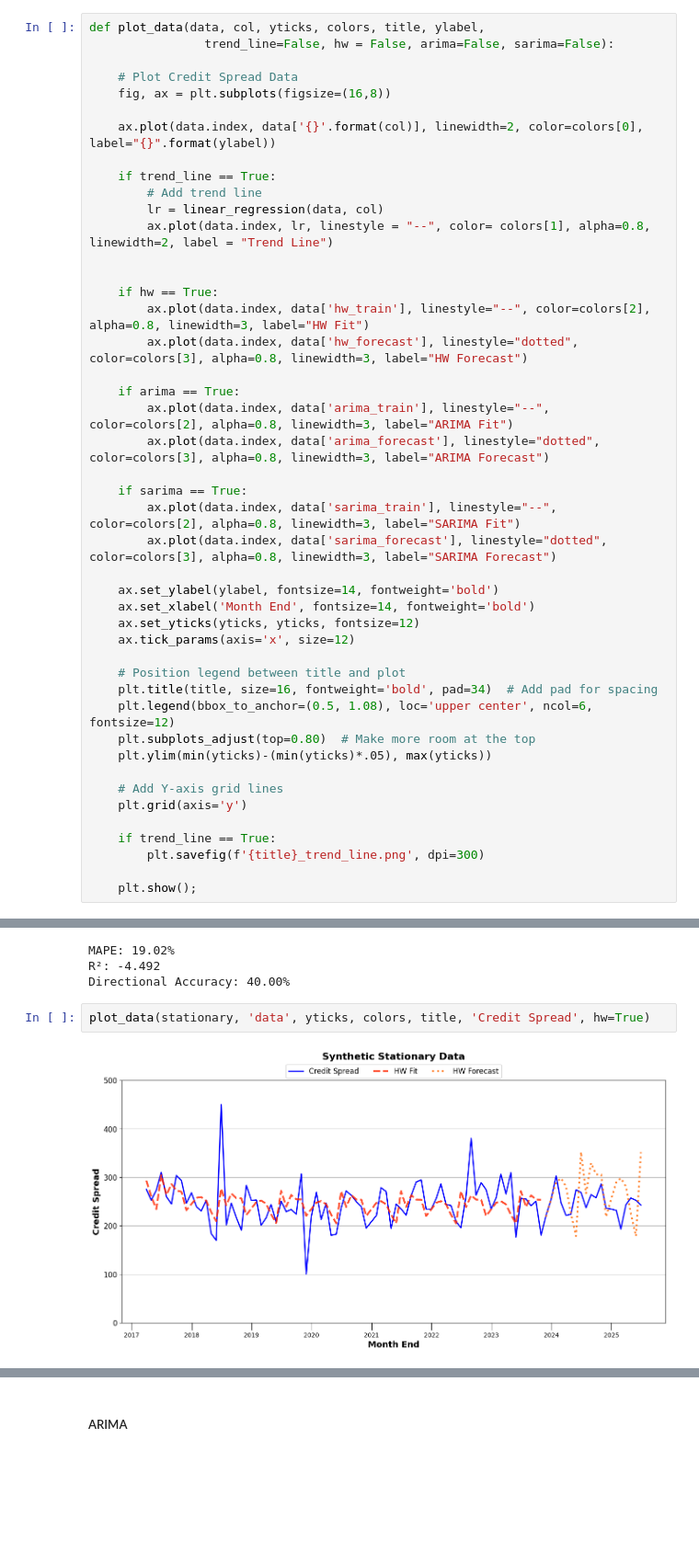
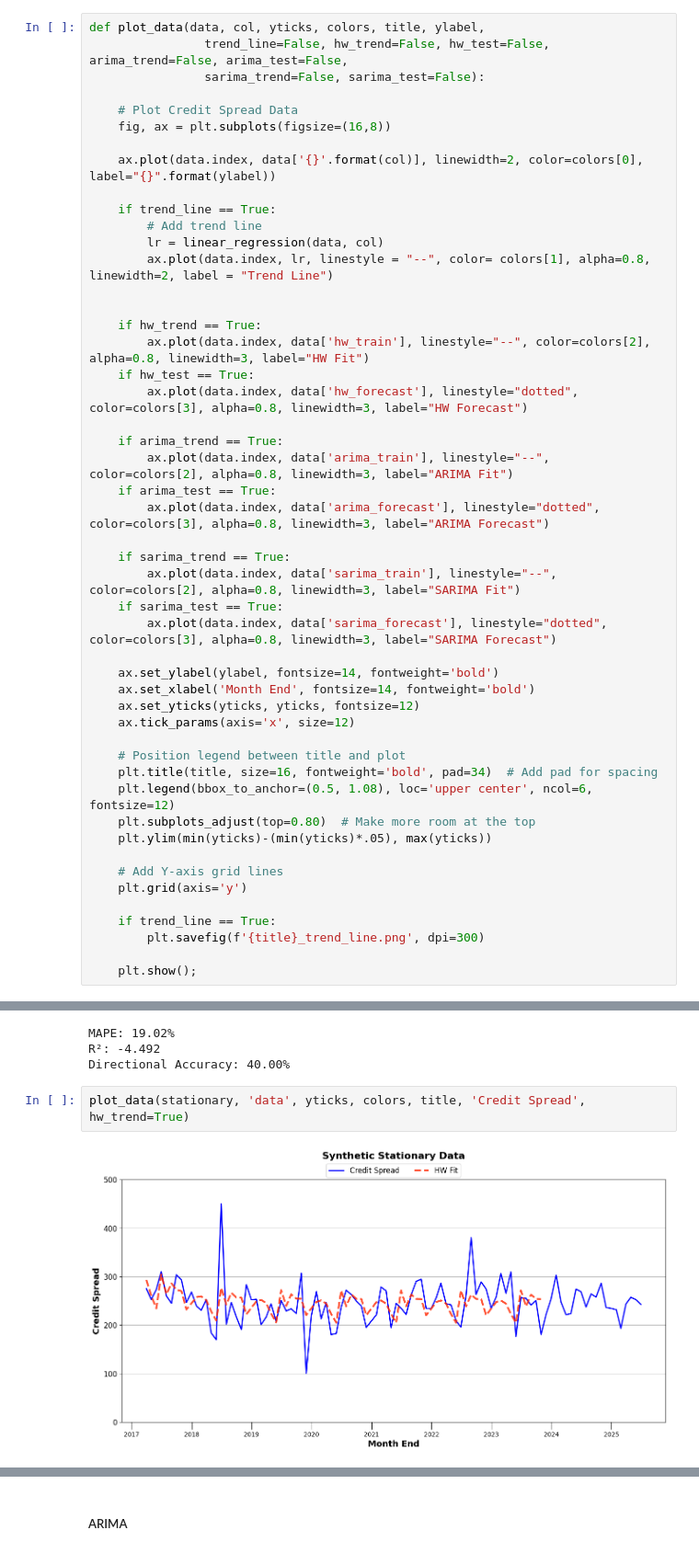
Before and after one commit to imoore99/arima_sarima, a Jupyter notebook: arima_sarima_forecasting.ipynb, the cells around one changed output, grey strips where cells are left out. Shown: that part at 92% size. Saved outputs shown, nothing was run; the diff lists cells and outputs as text; blank space fills up the shorter version.

Commit message:
Additional updates to plots for trend and test outputs.

```diff
--- a/arima_sarima_forecasting.ipynb
+++ b/arima_sarima_forecasting.ipynb
@@ -288,7 +288,8 @@ def linear_regression(data, col):
     return trend_line
 # %%
 def plot_data(data, col, yticks, colors, title, ylabel,
-                trend_line=False, hw = False, arima=False, sarima=False):
+                trend_line=False, hw_trend=False, hw_test=False, arima_trend=False, arima_test=False,
+                sarima_trend=False, sarima_test=False):
 
     # Plot Credit Spread Data
     fig, ax = plt.subplots(figsize=(16,8))
@@ -301,16 +302,19 @@ def plot_data(data, col, yticks, colors, title, ylabel,
         ax.plot(data.index, lr, linestyle = "--", color= colors[1], alpha=0.8, linewidth=2, label = "Trend Line")
 
 
-    if hw == True:
+    if hw_trend == True:
         ax.plot(data.index, data['hw_train'], linestyle="--", color=colors[2], alpha=0.8, linewidth=3, label="HW Fit")
+    if hw_test == True:
         ax.plot(data.index, data['hw_forecast'], linestyle="dotted", color=colors[3], alpha=0.8, linewidth=3, label="HW Forecast")
 
-    if arima == True:
+    if arima_trend == True:
         ax.plot(data.index, data['arima_train'], linestyle="--", color=colors[2], alpha=0.8, linewidth=3, label="ARIMA Fit")
+    if arima_test == True:
         ax.plot(data.index, data['arima_forecast'], linestyle="dotted", color=colors[3], alpha=0.8, linewidth=3, label="ARIMA Forecast")
 
-    if sarima == True:
+    if sarima_trend == True:
         ax.plot(data.index, data['sarima_train'], linestyle="--", color=colors[2], alpha=0.8, linewidth=3, label="SARIMA Fit")
+    if sarima_test == True:
         ax.plot(data.index, data['sarima_forecast'], linestyle="dotted", color=colors[3], alpha=0.8, linewidth=3, label="SARIMA Forecast")
 
     ax.set_ylabel(ylabel, fontsize=14, fontweight='bold')
@@ -453,6 +457,6 @@ MAPE: 19.02%
 R²: -4.492
 Directional Accuracy: 40.00%
 # %%
-plot_data(stationary, 'data', yticks, colors, title, 'Credit Spread', hw=True)
+plot_data(stationary, 'data', yticks, colors, title, 'Credit Spread', hw_trend=True)
 # %% [output]
-[figure, old version]
+[figure, new version]
```
Also changed, not shown: parts of 15 cells of this notebook, 6 other files.
